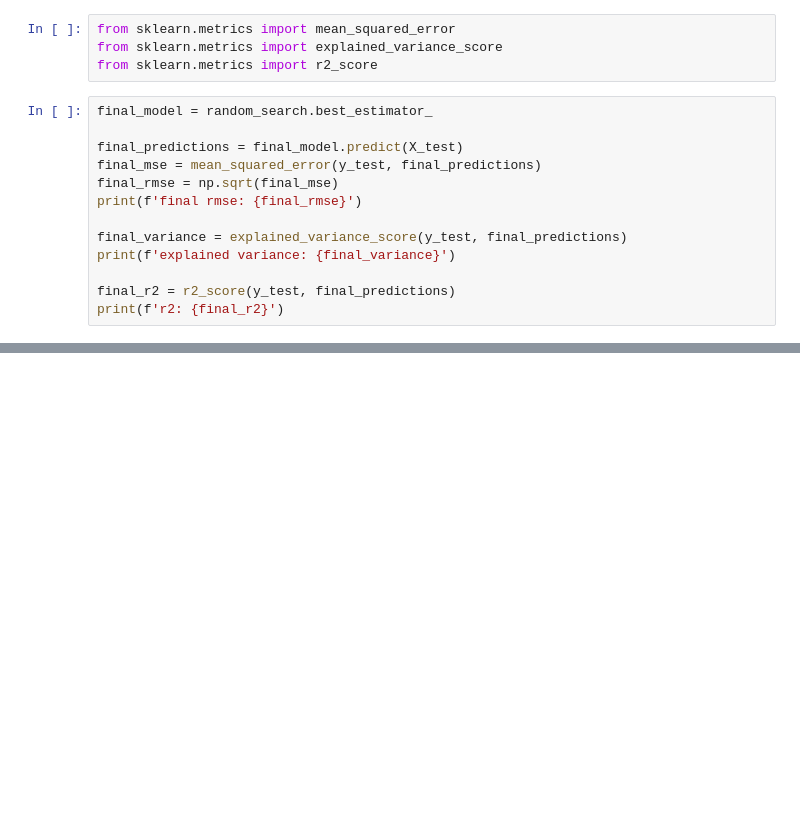
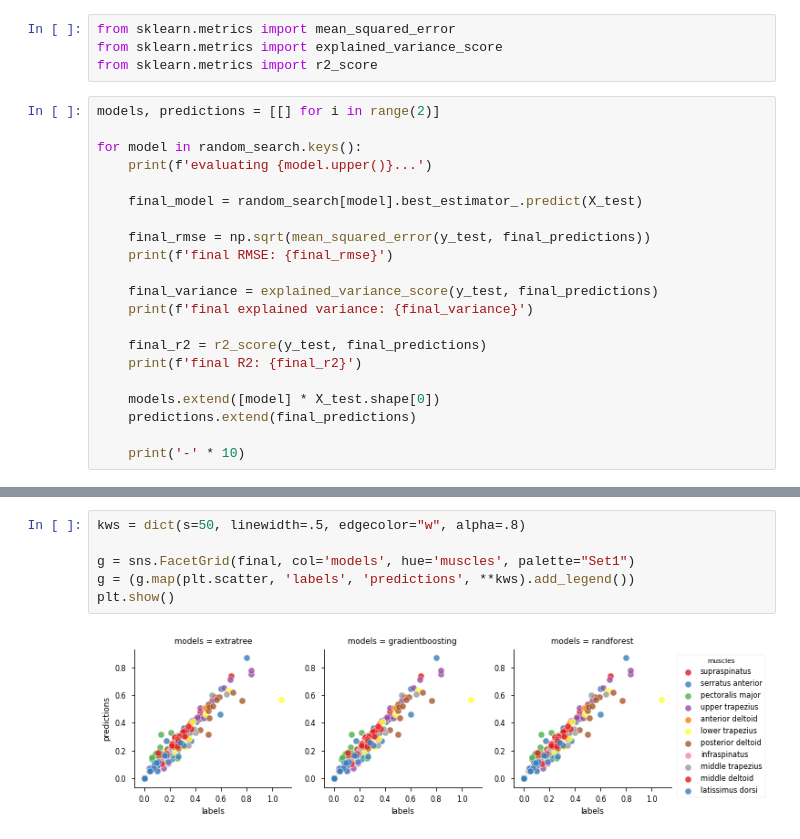
Before and after one commit to romainmartinez/mvc, a Jupyter notebook: 3_predict.ipynb, the cells around one changed output, grey strips where cells are left out. Saved outputs shown, nothing was run; the diff lists cells and outputs as text; blank space fills up the shorter version.

```diff
--- a/3_predict.ipynb
+++ b/3_predict.ipynb
@@ -248,16 +263,24 @@ from sklearn.metrics import mean_squared_error
 from sklearn.metrics import explained_variance_score
 from sklearn.metrics import r2_score
 # %%
-final_model = random_search.best_estimator_
+models, predictions = [[] for i in range(2)]
 
-final_predictions = final_model.predict(X_test)
-final_mse = mean_squared_error(y_test, final_predictions)
-final_rmse = np.sqrt(final_mse)
-print(f'final rmse: {final_rmse}')
+for model in random_search.keys():
+    print(f'evaluating {model.upper()}...')
 
-final_variance = explained_variance_score(y_test, final_predictions)
-print(f'explained variance: {final_variance}')
+    final_model = random_search[model].best_estimator_.predict(X_test)
 
-final_r2 = r2_score(y_test, final_predictions)
-print(f'r2: {final_r2}')
+    final_rmse = np.sqrt(mean_squared_error(y_test, final_predictions))
+    print(f'final RMSE: {final_rmse}')
+
+    final_variance = explained_variance_score(y_test, final_predictions)
+    print(f'final explained variance: {final_variance}')
+
+    final_r2 = r2_score(y_test, final_predictions)
+    print(f'final R2: {final_r2}')
+
+    models.extend([model] * X_test.shape[0])
+    predictions.extend(final_predictions)
+
+    print('-' * 10)
 # %% [output]
@@ -266,0 +325,8 @@ r2: 0.9336784584066791
+# %%
+kws = dict(s=50, linewidth=.5, edgecolor="w", alpha=.8)
+
+g = sns.FacetGrid(final, col='models', hue='muscles', palette="Set1")
+g = (g.map(plt.scatter, 'labels', 'predictions', **kws).add_legend())
+plt.show()
+# %% [output]
+[figure, added]
```
Also changed, not shown: parts of 16 cells of this notebook.
